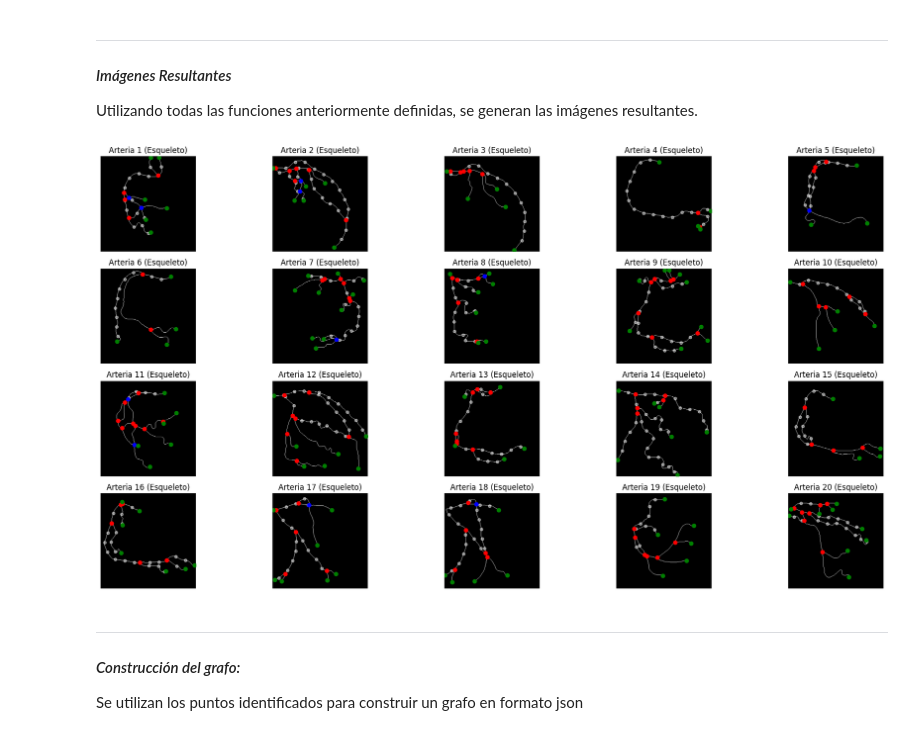
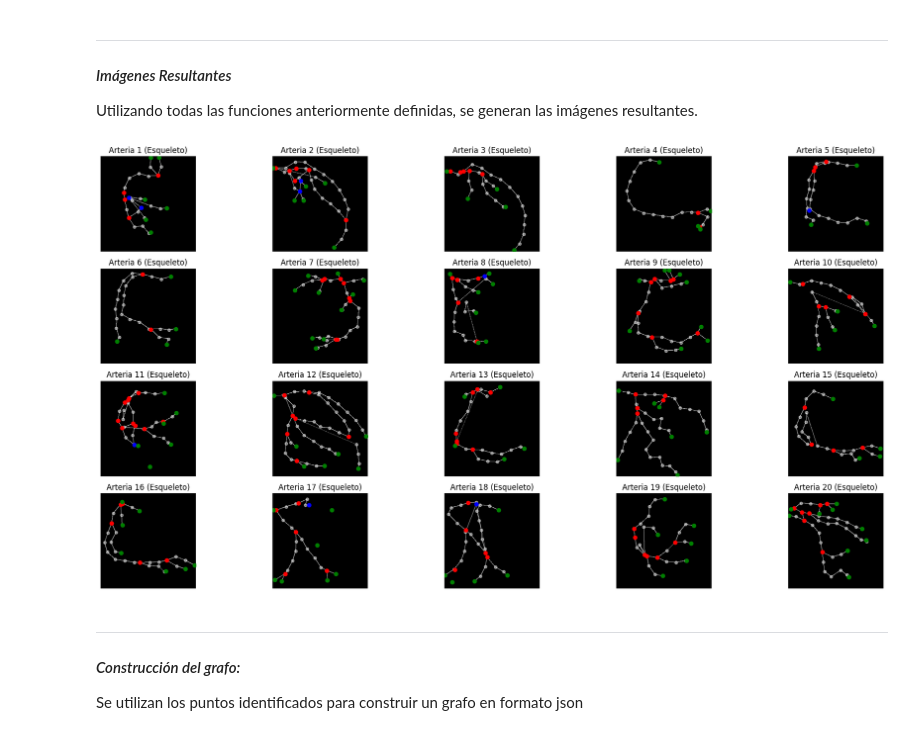
Before and after one commit to stefanoaragoni/Proyecto1_VisionComputadora, a Jupyter notebook: Problema2.ipynb, the cells around one changed output. Cells and saved outputs as stored; diff of their text form; code cells hidden in the pictures.

```diff
--- a/Problema2.ipynb
+++ b/Problema2.ipynb
@@ -221,7 +221,7 @@ def analyze_skeleton(skeleton):
                 if vecinos == 3:
 
                     # Coordenadas de los puntos que están cerca
-                    vecinos = [(m, n) for m in range(j - 6, j + 5) for n in range(i - 6, i + 5) if m >= 0 and n >= 0 and m < dimensions[1] and n < dimensions[0]]
+                    vecinos = [(m, n) for m in range(j - 5, j + 4) for n in range(i - 5, i + 4) if m >= 0 and n >= 0 and m < dimensions[1] and n < dimensions[0]]
                     found_point = None
 
                     # Revisar si alguna de las bifurcaciones está cerca
@@ -452,32 +460,3 @@ connected_skeleton_images = [
         (bifurcations, endpoints, trifurcations),
         intermediateNodes in zip(skeleton_images, analized_skeleton_images, completed_skeleton_images)
     ]
-# %%
-# Mostrar las imágenes esqueletizadas con puntos de bifurcación y extremos
-num_rows = 4
-num_cols = 5
-fig, axes = plt.subplots(num_rows, num_cols, figsize=(20, 10))
-
-# Iterar sobre las imágenes esqueletizadas y mostrarlas en la cuadrícula
-for i in range(20):  # Asumiendo que hay 20 imágenes
-
-    edges_image = connected_skeleton_images[i]  # aristas conectadas
-
-
-    axes[i // num_cols, i % num_cols].imshow(skeleton_image, cmap='gray')
-
-    if intermediateNodes:
-        axes[i // num_cols, i % num_cols].scatter(*zip(*intermediateNodes), color='white', alpha=0.5, s=20)
-    if bifurcations:
-        axes[i // num_cols, i % num_cols].scatter(*zip(*bifurcations), color='red')
-    if trifurcations:
-        axes[i // num_cols, i % num_cols].scatter(*zip(*trifurcations), color='blue')
-    if endpoints:
-        axes[i // num_cols, i % num_cols].scatter(*zip(*endpoints), color='green')
-
-    axes[i // num_cols, i % num_cols].axis('off')
-    axes[i // num_cols, i % num_cols].set_title(f'Arteria {i + 1} (Esqueleto)')
-
-# Ajustar el espacio entre las subfiguras
-plt.tight_layout()
-plt.show()
@@ -494,36 +471,35 @@ Utilizando todas las funciones anteriormente definidas, se generan las imágenes
 num_rows = 4
 num_cols = 5
 fig, axes = plt.subplots(num_rows, num_cols, figsize=(20, 10))
 
 # Iterar sobre las imágenes esqueletizadas y mostrarlas en la cuadrícula
 for i in range(20):  # Asumiendo que hay 20 imágenes
 
     skeleton_image = skeleton_images[i]  # Esta es la imagen esqueletizada original
-
     edges_image = connected_skeleton_images[i]  # aristas conectadas
     bifurcations, endpoints, trifurcations = analized_skeleton_images[i]   # bifurcaciones, enpoints, trifurcaciones
     intermediateNodes = completed_skeleton_images[i] # puntos intermdios
 
 
-    axes[i // num_cols, i % num_cols].imshow(skeleton_image, cmap='gray')
+    axes[i // num_cols, i % num_cols].imshow(edges_image, cmap='gray')
 
     if intermediateNodes:
         axes[i // num_cols, i % num_cols].scatter(*zip(*intermediateNodes), color='white', alpha=0.5, s=20)
     if bifurcations:
         axes[i // num_cols, i % num_cols].scatter(*zip(*bifurcations), color='red')
     if trifurcations:
         axes[i // num_cols, i % num_cols].scatter(*zip(*trifurcations), color='blue')
     if endpoints:
         axes[i // num_cols, i % num_cols].scatter(*zip(*endpoints), color='green')
 
     axes[i // num_cols, i % num_cols].axis('off')
     axes[i // num_cols, i % num_cols].set_title(f'Arteria {i + 1} (Esqueleto)')
 
 # Ajustar el espacio entre las subfiguras
 plt.tight_layout()
 plt.show()
 # %% [output]
-[figure, old version]
+[figure, new version]
 # %% [markdown]
 ---------
 
```
Also changed, not shown: parts of 4 cells of this notebook.
